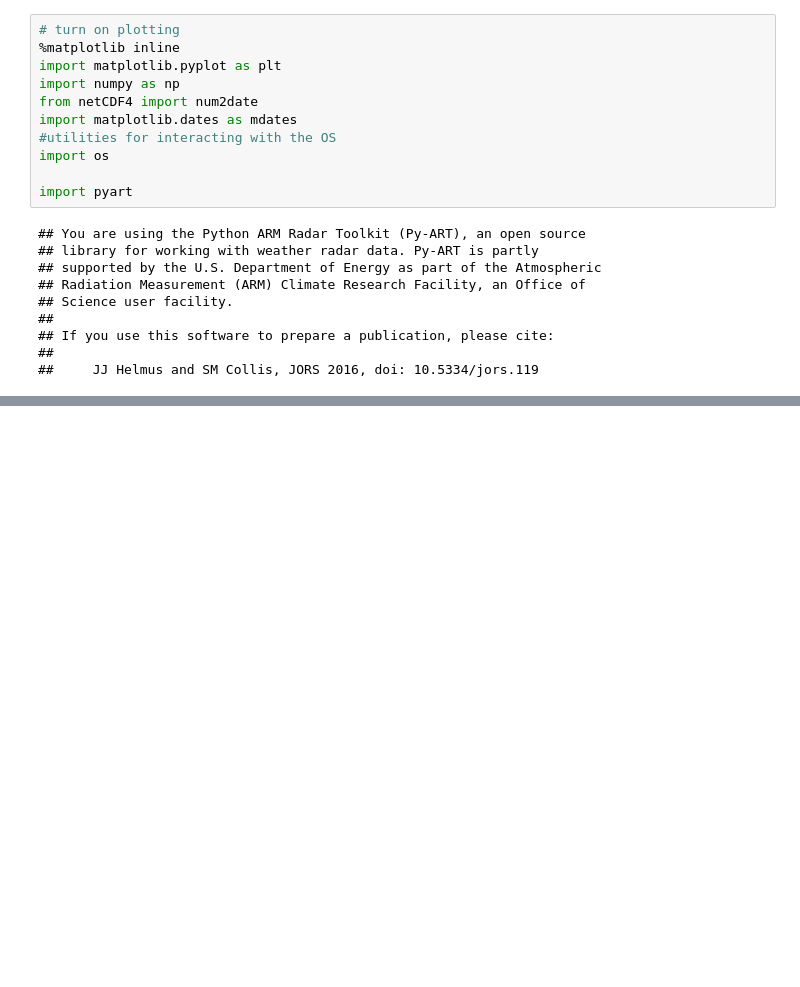
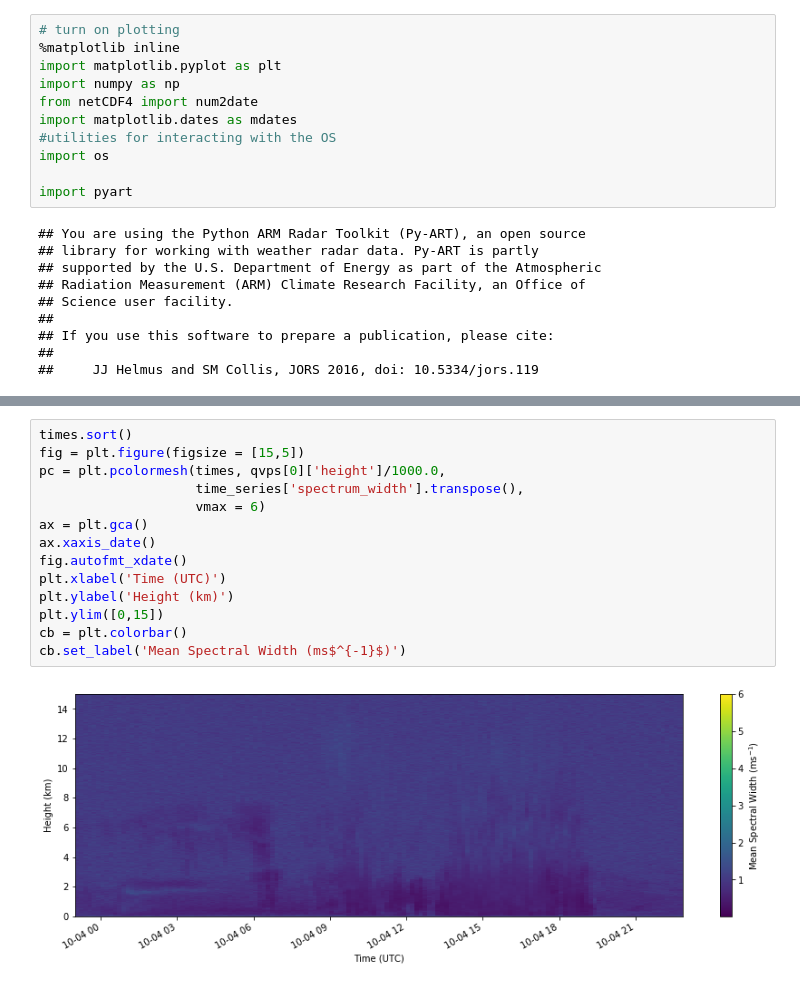
Before and after one commit to jhemedin/qvp, a Jupyter notebook: notebooks/qvp.ipynb, the cells around one changed output, grey strips where cells are left out. Saved outputs shown, nothing was run; the diff lists cells and outputs as text; blank space fills up the shorter version.

```diff
--- a/notebooks/qvp.ipynb
+++ b/notebooks/qvp.ipynb
@@ -125,0 +226,16 @@ Text(0, 0.5, 'Height Above Ground (km)')
+# %%
+times.sort()
+fig = plt.figure(figsize = [15,5])
+pc = plt.pcolormesh(times, qvps[0]['height']/1000.0,
+                    time_series['spectrum_width'].transpose(),
+                    vmax = 6)
+ax = plt.gca()
+ax.xaxis_date()
+fig.autofmt_xdate()
+plt.xlabel('Time (UTC)')
+plt.ylabel('Height (km)')
+plt.ylim([0,15])
+cb = plt.colorbar()
+cb.set_label('Mean Spectral Width (ms$^{-1}$)')
+# %% [output]
+[figure, added]
```
Also changed, not shown: parts of 19 cells of this notebook.
